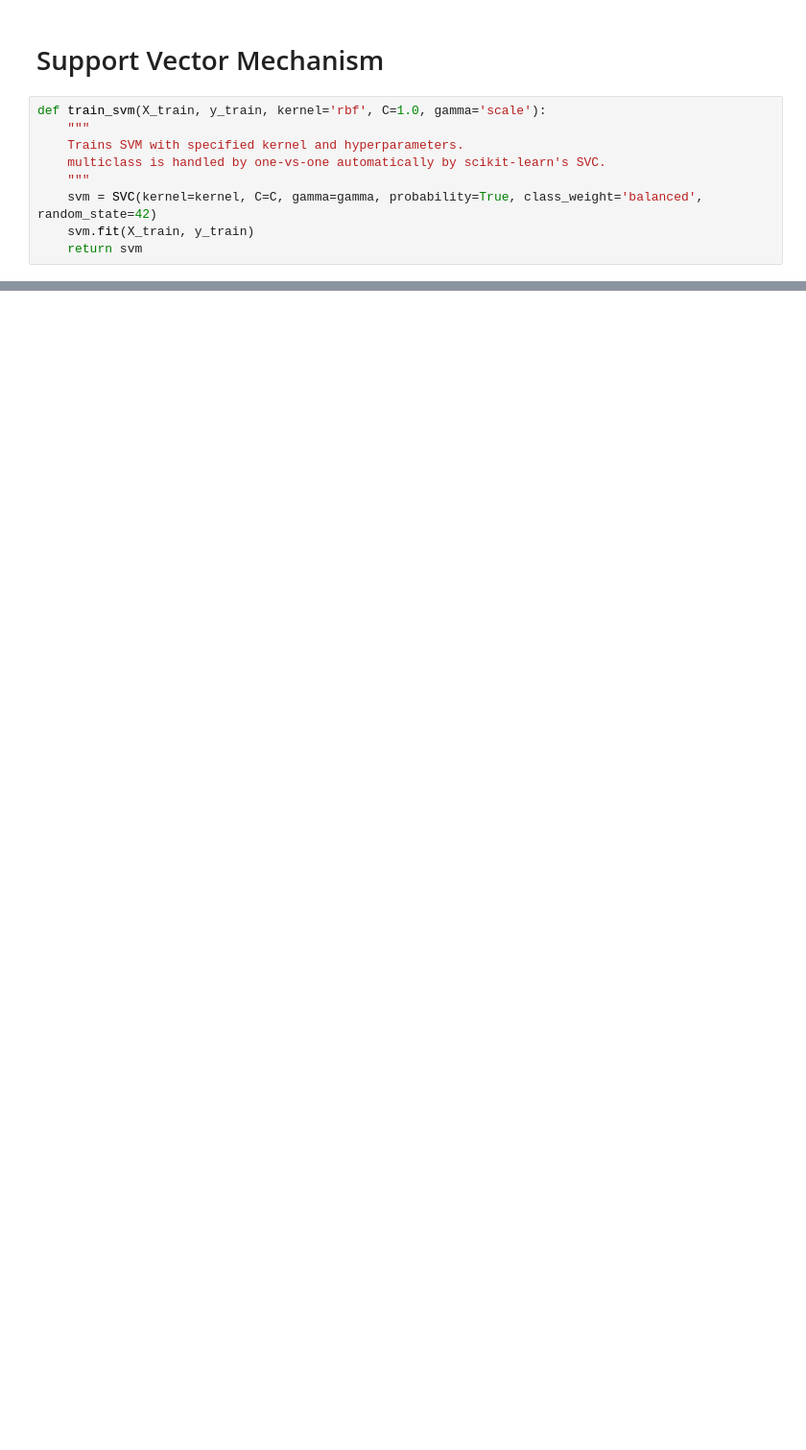
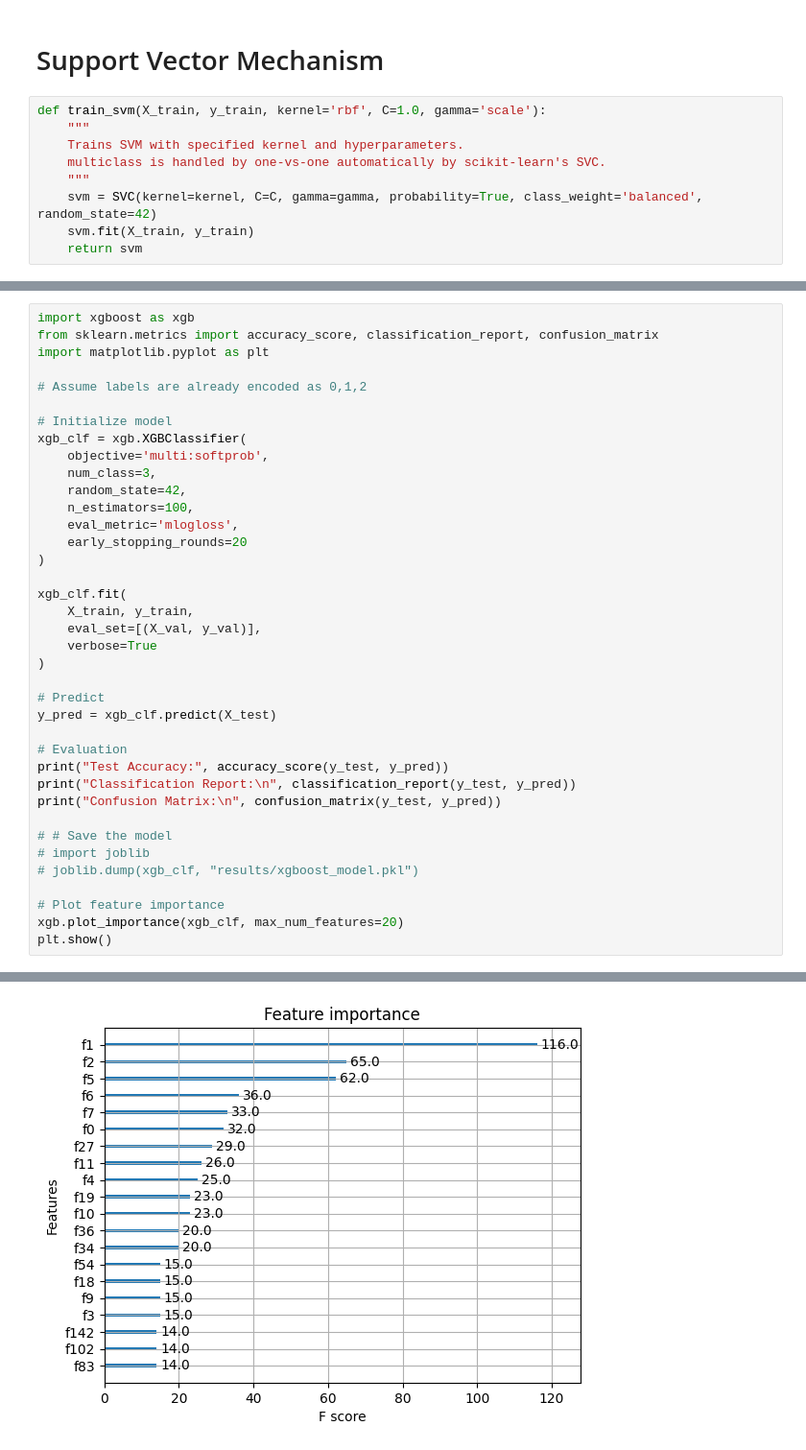
Before and after one commit to jessica9365/breast_cancer_detection, a Jupyter notebook: notebooks/classification_model.ipynb, the cells around one changed output, grey strips where cells are left out. Shown at 96% size. Drawn from its saved outputs; the diff is of its cells as text; blank space fills up the shorter version.

```diff
--- a/notebooks/classification_model.ipynb
+++ b/notebooks/classification_model.ipynb
@@ -304,0 +382,39 @@ weighted avg       0.92      0.91      0.91       197
+# %%
+import xgboost as xgb
+from sklearn.metrics import accuracy_score, classification_report, confusion_matrix
+import matplotlib.pyplot as plt
+
+# Assume labels are already encoded as 0,1,2
+
+# Initialize model
+xgb_clf = xgb.XGBClassifier(
+    objective='multi:softprob',
+    num_class=3,
+    random_state=42,
+    n_estimators=100,
+    eval_metric='mlogloss',
+    early_stopping_rounds=20
+)
+
+xgb_clf.fit(
+    X_train, y_train,
+    eval_set=[(X_val, y_val)],
+    verbose=True
+)
+
+# Predict
+y_pred = xgb_clf.predict(X_test)
+
+# Evaluation
+print("Test Accuracy:", accuracy_score(y_test, y_pred))
+print("Classification Report:\n", classification_report(y_test, y_pred))
+print("Confusion Matrix:\n", confusion_matrix(y_test, y_pred))
+
+# # Save the model
+# import joblib
+# joblib.dump(xgb_clf, "results/xgboost_model.pkl")
+
+# Plot feature importance
+xgb.plot_importance(xgb_clf, max_num_features=20)
+plt.show()
+# %% [output]
@@ -304,0 +438 @@ weighted avg       0.92      0.91      0.91       197
+[figure, added]
```
Also changed, not shown: parts of 16 cells of this notebook, 17 other files.
